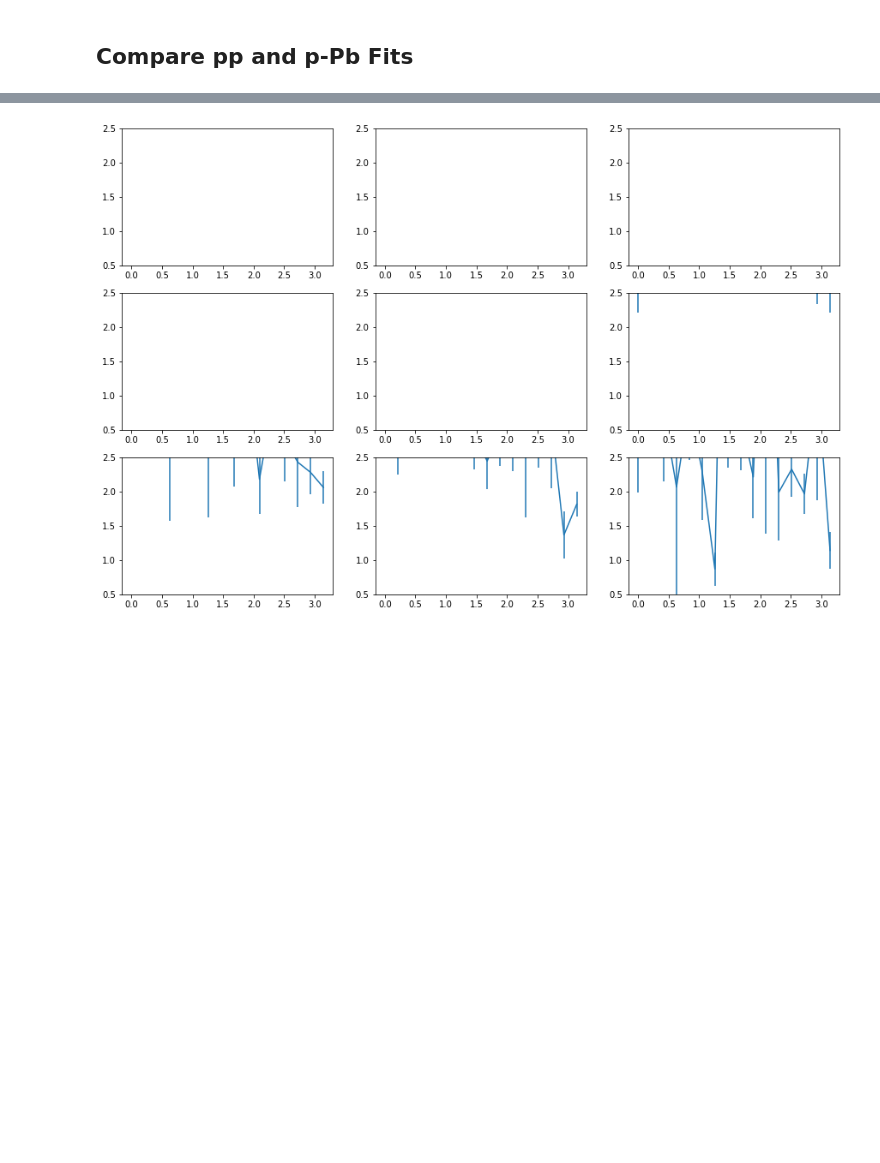
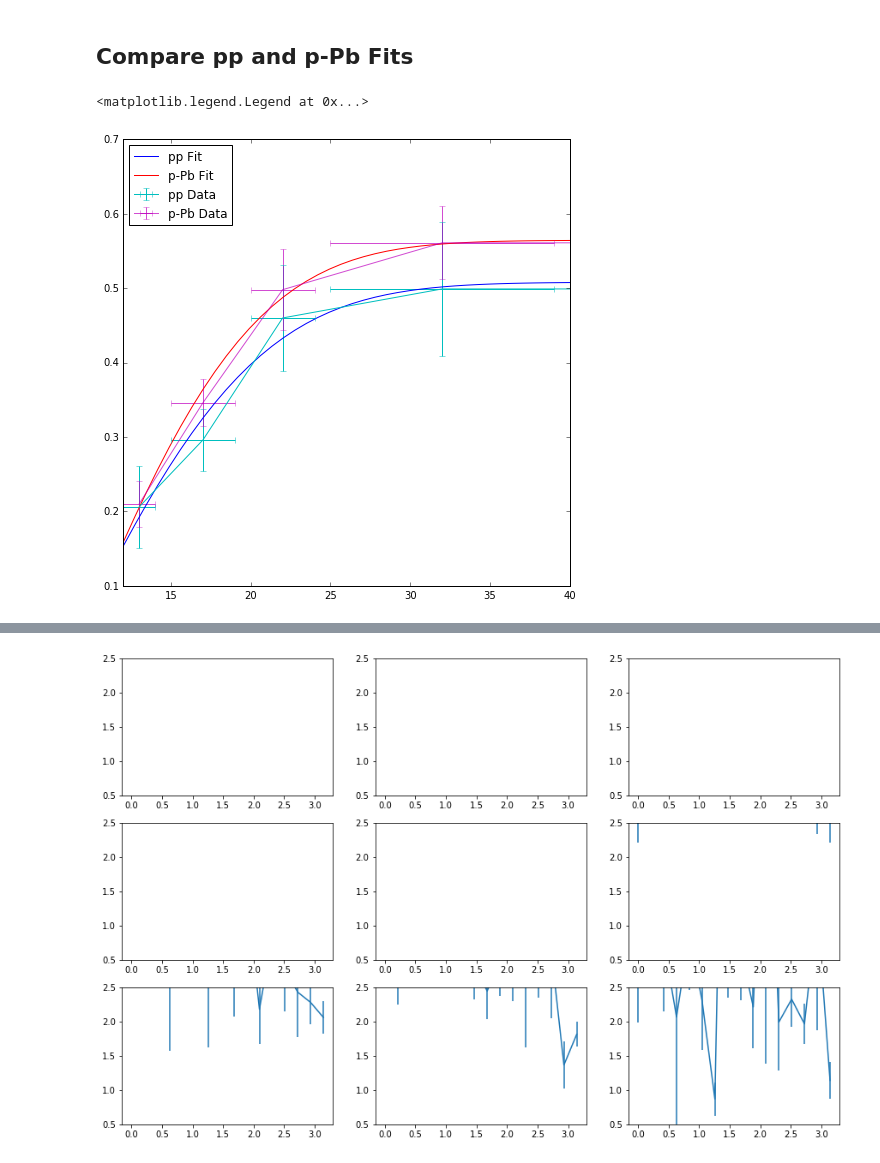
Before and after one commit to ftoralesacosta/GH_Correlations, a Jupyter notebook: Analysis_Notebooks/Projections_Pairs.ipynb, the cells around one changed output, grey strips where cells are left out. Drawn from its saved outputs; the diff is of its cells as text; code cells hidden in the pictures; blank space fills up the shorter version.

```diff
--- a/Analysis_Notebooks/Projections_Pairs.ipynb
+++ b/Analysis_Notebooks/Projections_Pairs.ipynb
@@ -426,6 +425,62 @@ Info in <TCanvas::Print>: pdf file pics/LO/zT_Rebin_8_006zT06zTOldBinNewNewPurit
 [figure]
 # %% [markdown]
 ## Compare pp and p-Pb Fits
+# %%
+from ROOT import TF1
+from ROOT import TMath
+#print("pT GeV/c:  "),
+#for i in range(len(pGeV_Edges_3)):
+    #print(pGeV_Edges_3[i]),
+#print("")
+
+# Data
+pGeV_Edges = np.asarray([12,15,20,25,40,55])
+pGeV_Centers = (pGeV_Edges[1:] + pGeV_Edges[:-1]) / 2
+pGeV_Widths = [(j-i)/2 for i, j in zip(pGeV_Edges[:-1], pGeV_Edges[1:])]
+
+
+pPb_Purity = [0.21,0.346,0.498,0.561,0.561]
+pPb_Purity_stat_error = np.asarray([0.012,0.014,0.019,0.020,0.020])
+pPb_Purity_sys_error = np.asarray([0.029,0.028,0.051,0.045,0.045])
+pPb_Purity_errors = np.sqrt(pPb_Purity_stat_error**2 + pPb_Purity_sys_error**2)
+
+pp_Purity = [0.206,0.296,0.460,0.499,0.499]
+pp_Purity_stat_error = np.asarray([0.018,0.023,0.032,0.038,0.038])
+pp_Purity_sys_error = np.asarray([0.052,0.034,0.064,0.081,0.081])
+pp_Purity_errors = np.sqrt(pp_Purity_stat_error**2 + pp_Purity_sys_error**2)
+
+#Fits
+fit_vals_pp = []
+fit_vals_pPb = []
+
+
+#print("Purity Val:"),
+pGeV_Edges_3 = np.linspace(12,40,40)
+for x in pGeV_Edges_3:
+    Err_val_pPb = 0.564400011365*TMath.Erf((x-8.81589638183)/12.5209151159)
+    Err_val_pp = 0.507999134652*TMath.Erf((x-8.33474628579)/13.3714887905)
+
+    fit_vals_pp.append(Err_val_pp)
+    fit_vals_pPb.append(Err_val_pPb)
+
+    #print("%1.6f"%(Err_val)),
+#print("")
+
+fit_errors = []
+
+fig = plt.figure(figsize=(8,8))
+
+plt.plot(pGeV_Edges_3,fit_vals_pp,color="blue",label="pp Fit")
+plt.plot(pGeV_Edges_3,fit_vals_pPb,color="red",label="p-Pb Fit")
+plt.errorbar(pGeV_Centers,pp_Purity,xerr=pGeV_Widths,yerr=pp_Purity_errors,color="c",label="pp Data")
+plt.errorbar(pGeV_Centers,pPb_Purity,xerr=pGeV_Widths,yerr=pPb_Purity_errors,color="m",alpha=0.7,label="p-Pb Data")
+plt.xlim(12,40)
+#plt.plot(pGeV_Edges_3,fit_vals_New,color="cyan",label="Bit Centers")
+#plt.errorbar(pGeV_Centers,Purity,xerr=pGeV_Widths,color="k",label="Data")
+plt.legend(loc='best',numpoints=1)
+# %% [output]
+<matplotlib.legend.Legend at 0x...>
+[figure, added]
 # %%
 
 #print("pT GeV/c:  "),
```
Also changed, not shown: parts of 8 cells of this notebook, 46 other files.
